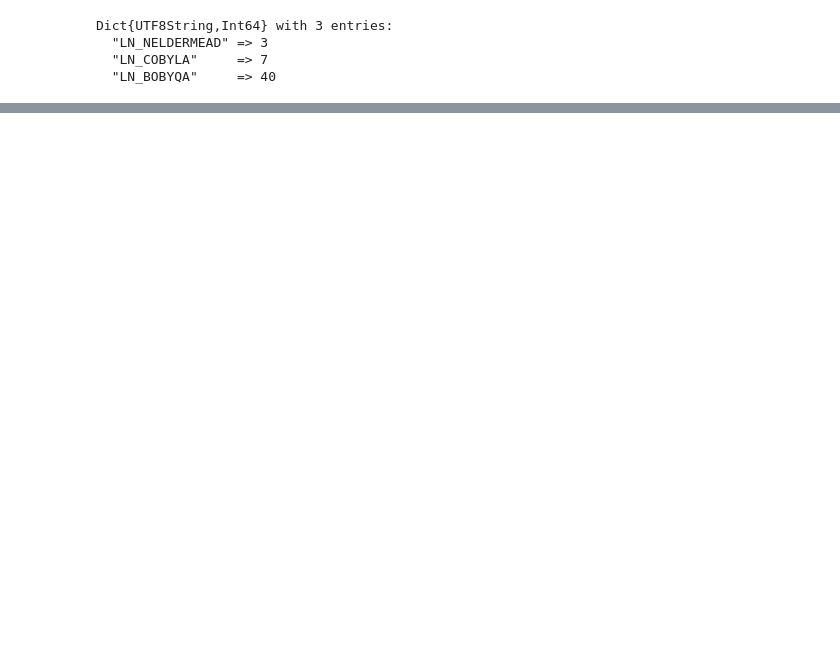
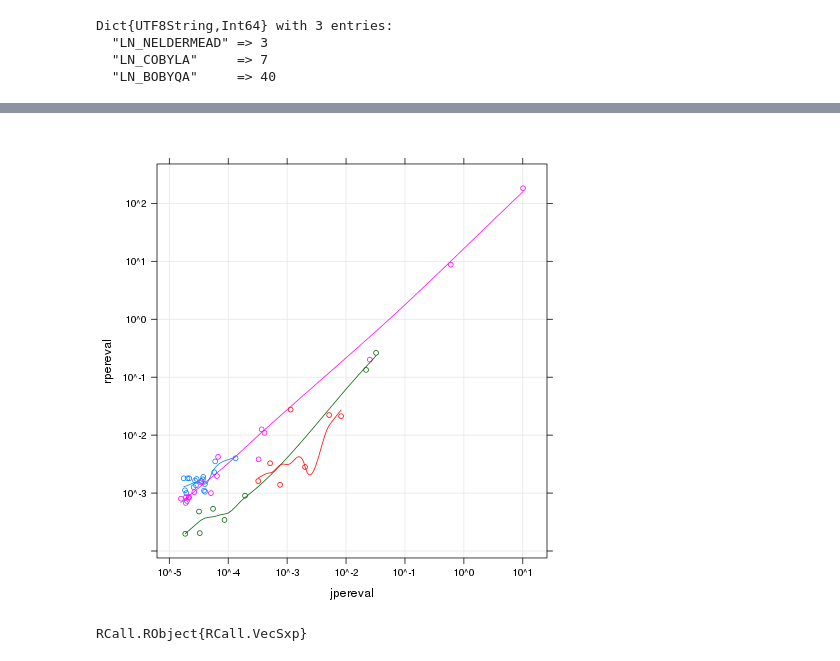
Before and after one commit to dmbates/JSM, a Jupyter notebook: TimingResults.ipynb, the cells around one changed output, grey strips where cells are left out. Cells and saved outputs as stored; diff of their text form; code cells hidden in the pictures; blank space fills up the shorter version.

```diff
--- a/TimingResults.ipynb
+++ b/TimingResults.ipynb
@@ -253,0 +240,9 @@ Dict{UTF8String,Int64} with 3 entries:
+# %%
+jpereval = @linq results |> where(:optimizer .== "LN_BOBYQA") |>
+    transform(jpereval = :elapsed ./ :neval) |>
+    select(:dsmodel, :jpereval, :n, :p, :q, :nopt);
+rpereval = @linq results |> where(:optimizer .== "NLOPT_LN_BOBYQA") |>
+    transform(rpereval = :elapsed ./ :neval) |>
+    select(:dsmodel, :rpereval);
+pereval = @transform(join(jpereval, rpereval, on = :dsmodel),
+    ratio = :rpereval ./ :jpereval)
@@ -253,0 +266,13 @@ Dict{UTF8String,Int64} with 3 entries:
+# %%
+noptfun(x) = x < 4 ? string(x) : ">3"
+pereval[:noptf] =
+   pool([noptfun(x)::ASCIIString for x in pereval[:nopt]]);
+@rput pereval;
+# %%
+R"""
+xyplot(rpereval ~ jpereval, pereval, type = c("g","p", "smooth"),
+    scales = list(log = TRUE), groups = noptf)
+"""
+# %% [output]
+[figure, added]
+RCall.RObject{RCall.VecSxp}
```
Also changed, not shown: parts of 23 cells of this notebook, 1 other file.
